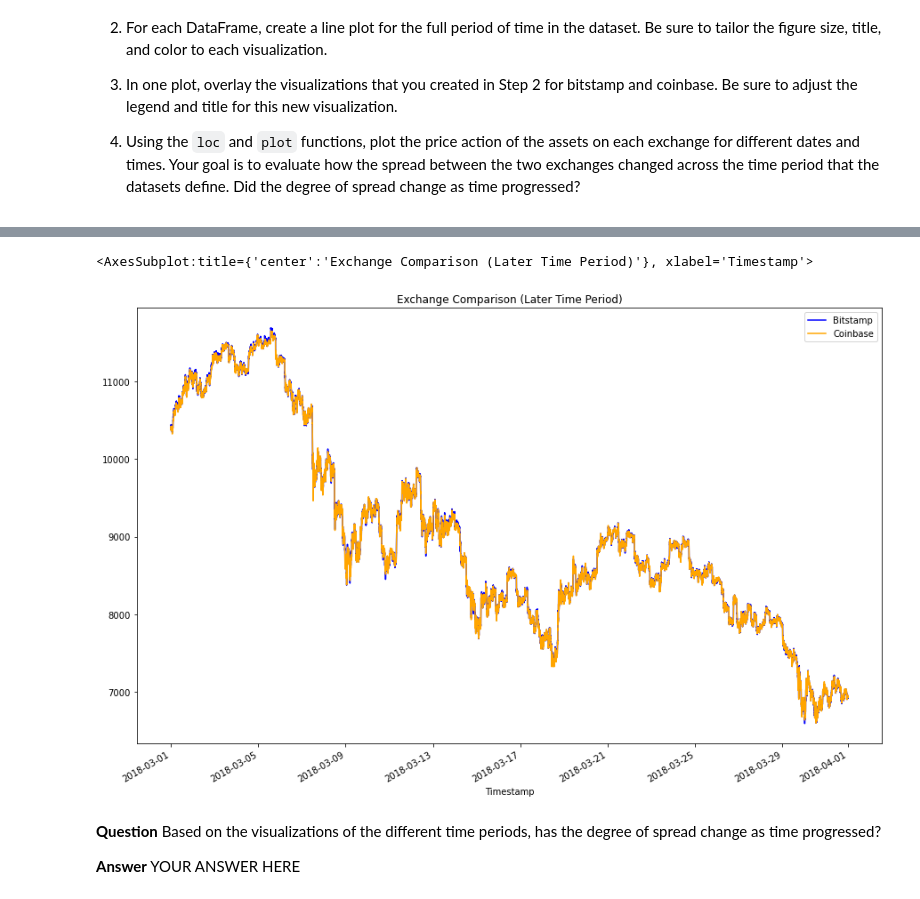
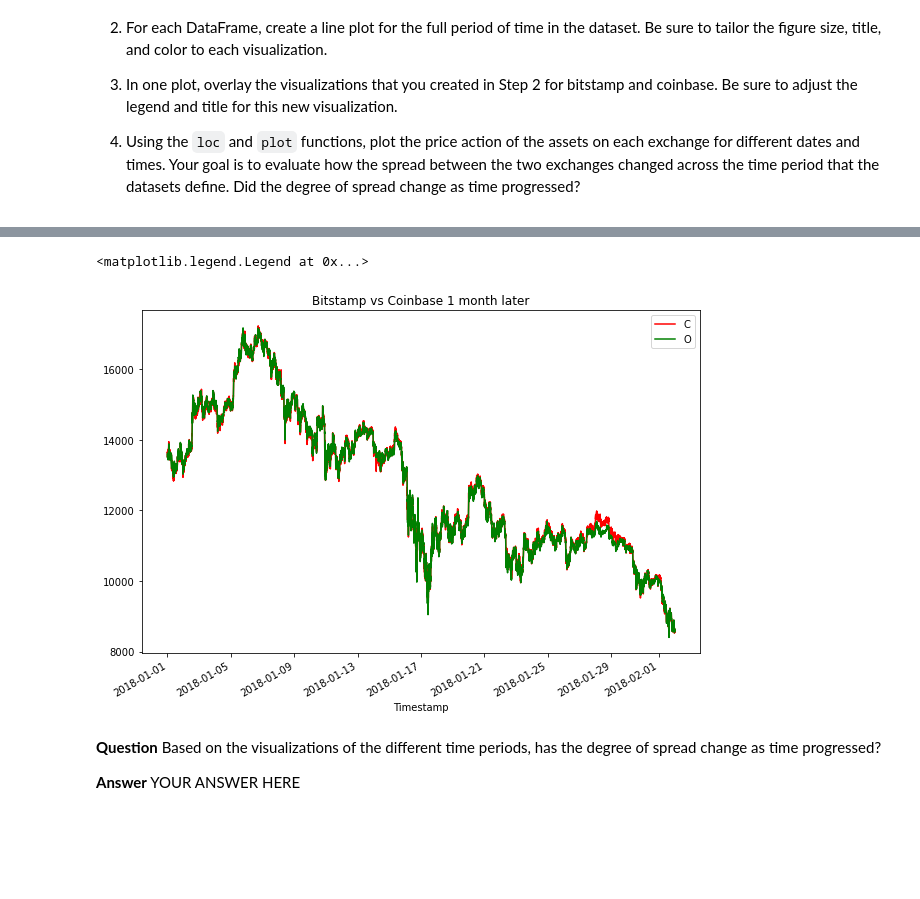
Before and after one commit to jblidell/Challenge_3, a Jupyter notebook: Starter_Code/crypto_arbitrage.ipynb, the cells around one changed output, grey strips where cells are left out. Saved outputs shown, nothing was run; the diff lists cells and outputs as text; code cells hidden in the pictures; blank space fills up the shorter version.

```diff
--- a/Starter_Code/crypto_arbitrage.ipynb
+++ b/Starter_Code/crypto_arbitrage.ipynb
@@ -232,8 +232,8 @@ Select the data you want to analyze. Use `loc` or `iloc` to select the following
 * Close
 # %%
 # Use loc or iloc to select `Timestamp (the index)` and `Close` from bitstamp DataFrame
-bitstamp_sliced = # YOUR CODE HERE
+bitstamp_sliced = bitstamp.loc[:, "Close"]
 
 # Review the first five rows of the DataFrame
-# YOUR CODE HERE
+bitstamp_sliced.head()
 # %% [output]
@@ -247,7 +247,7 @@ bitstamp_sliced = # YOUR CODE HERE
 # %%
 # Use loc or iloc to select `Timestamp (the index)` and `Close` from coinbase DataFrame
-coinbase_sliced = # YOUR CODE HERE
+coinbase_sliced = coinbase.loc[:, "Close"]
 
 # Review the first five rows of the DataFrame
-# YOUR CODE HERE
+coinbase_sliced.head()
 # %% [output]
@@ -322,5 +325,10 @@ Sort through the time series data associated with the bitstamp and coinbase Data
 # Using the loc and plot functions, create an overlay plot that visualizes
 # the price action of both DataFrames for a one month period early in the dataset
 # Be sure to include the parameters: legend, figure size, title, and color and label
-# YOUR CODE HERE
+bitstamp_sliced_month = bitstamp_sliced.loc['2018-1-1': '2018-2-1']
+coinbase_sliced_month = coinbase_sliced.loc['2018-1-1': '2018-2-1']
+bm = bitstamp_sliced_month.plot(figsize=(10,7), color="red", title=("Bitstamp vs Coinbase 1 month"))
+cm = coinbase_sliced_month.plot(figsize=(10,7), color="green")
+bm.legend("BITSTAMP")
+cm.legend("COINBASE")
 # %% [output]
@@ -329,11 +337,16 @@ Sort through the time series data associated with the bitstamp and coinbase Data
 # %%
 # Using the loc and plot functions, create an overlay plot that visualizes
 # the price action of both DataFrames for a one month period later in the dataset
 # Be sure to include the parameters: legend, figure size, title, and color and label
-# YOUR CODE HERE
+bitstamp_sliced_monthl = bitstamp_sliced.loc['2018-3-1': '2018-4-1']
+coinbase_sliced_monthl = coinbase_sliced.loc['2018-3-1': '2018-4-1']
+bml = bitstamp_sliced_month.plot(figsize=(10,7), color="red", title=("Bitstamp vs Coinbase 1 month later"))
+cml = coinbase_sliced_month.plot(figsize=(10,7), color="green")
+bml.legend("BITSTAMP")
+cml.legend("COINBASE")
 # %% [output]
-<AxesSubplot:title={'center':'Exchange Comparison (Later Time Period)'}, xlabel='Timestamp'>
+<matplotlib.legend.Legend at 0x...>
-[figure, old version]
+[figure, new version]
 # %% [markdown]
 **Question** Based on the visualizations of the different time periods, has the degree of spread change as time progressed?
 
```
Also changed, not shown: parts of 8 cells of this notebook.
